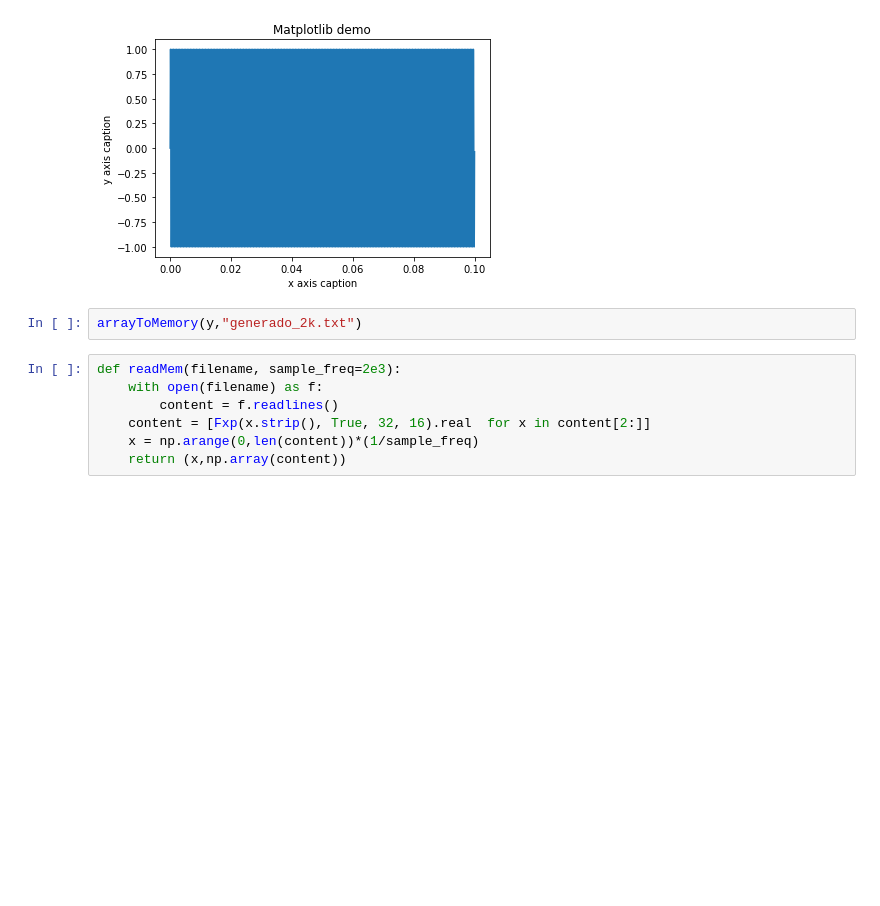
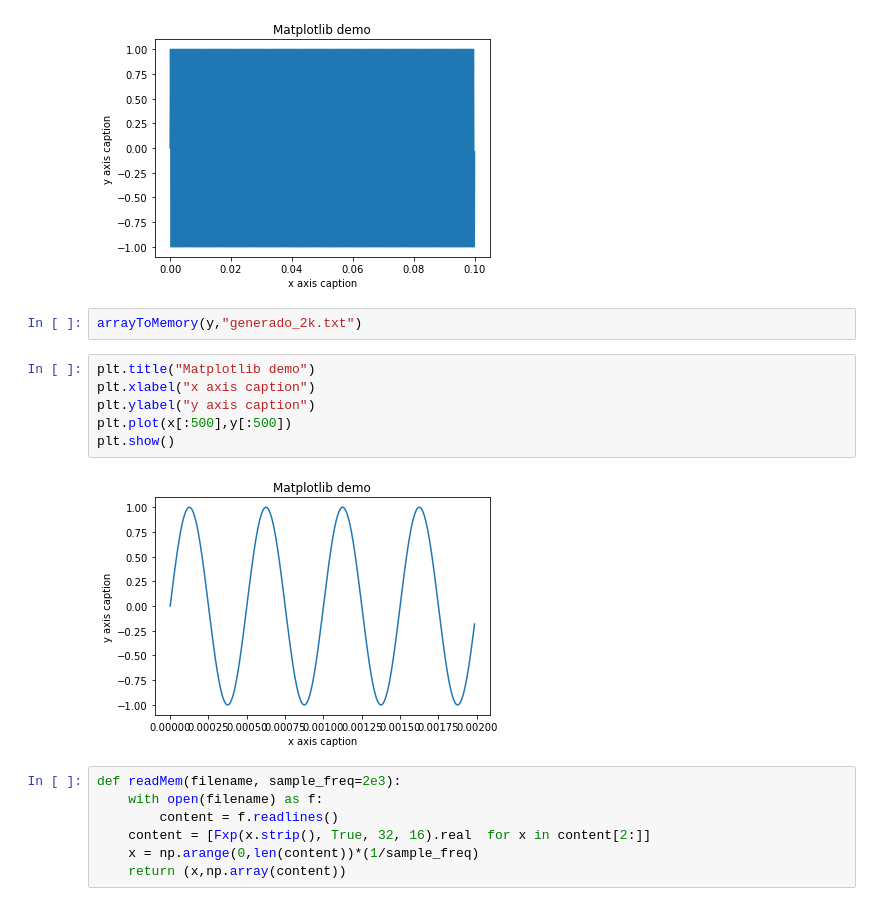
Before and after one commit to TallerAnalogico/IIR_Verilog, a Jupyter notebook: Tools/Simple_memory_generator.ipynb, the cells around one changed output. Saved outputs shown, nothing was run; the diff lists cells and outputs as text; blank space fills up the shorter version.

```diff
--- a/Tools/Simple_memory_generator.ipynb
+++ b/Tools/Simple_memory_generator.ipynb
@@ -98,6 +120,14 @@ plt.show()
 [figure]
 # %%
 arrayToMemory(y,"generado_2k.txt")
+# %%
+plt.title("Matplotlib demo")
+plt.xlabel("x axis caption")
+plt.ylabel("y axis caption")
+plt.plot(x[:500],y[:500])
+plt.show()
+# %% [output]
+[figure, added]
 # %%
 def readMem(filename, sample_freq=2e3):
     with open(filename) as f:
```
Also changed, not shown: parts of 13 cells of this notebook, 22 other files.
